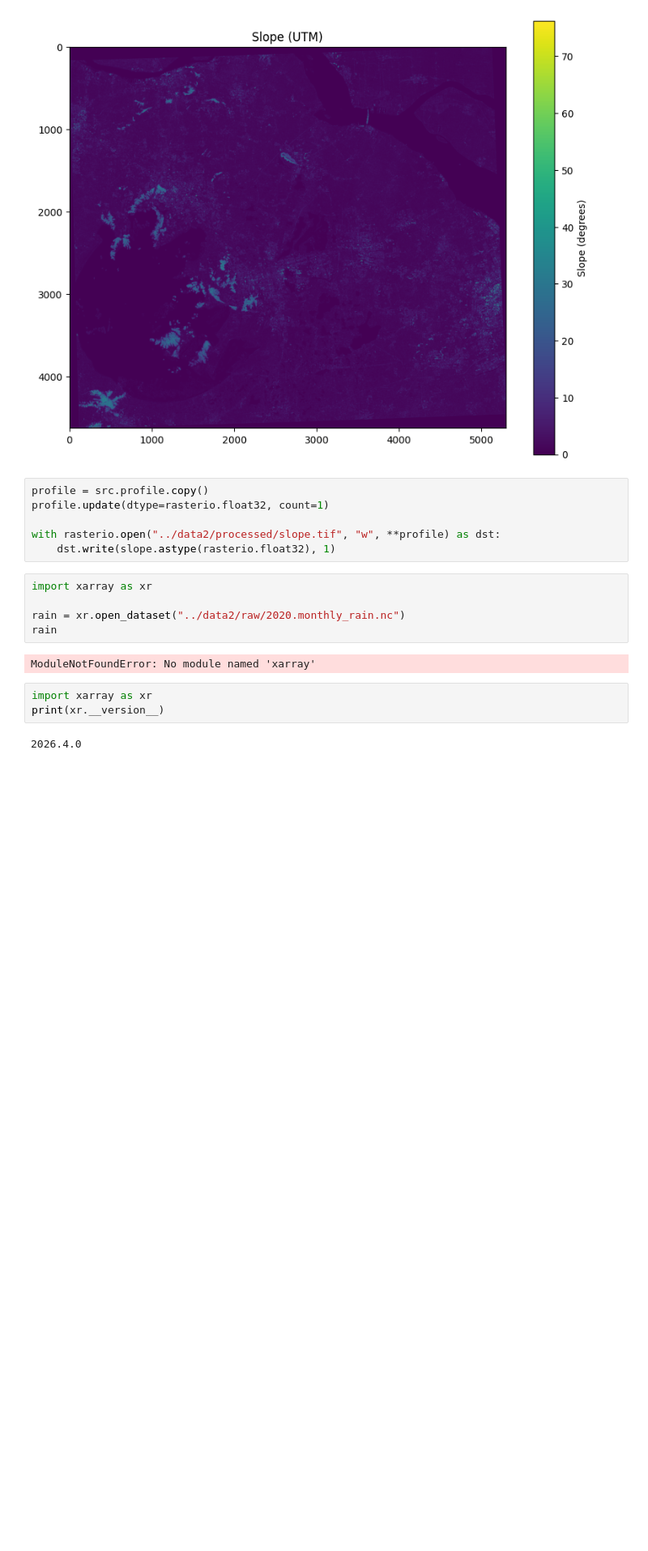
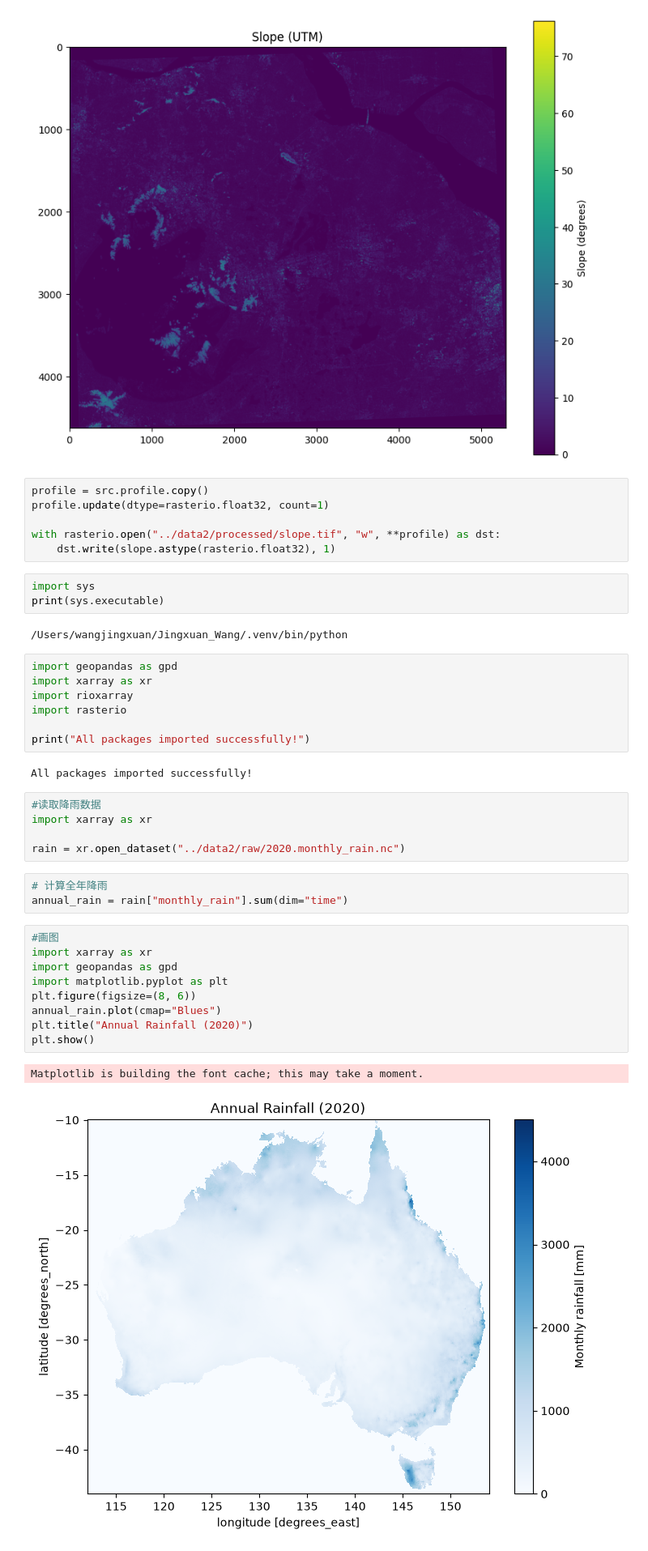
Before and after one commit to JWAN0646/Jingxuan-Wang, a Jupyter notebook: WA-Soil-Salinity-Prediction/notebooks/Soil_Salinity.ipynb, the cells around one changed output. Shown at 81% size. Cells and saved outputs as stored; diff of their text form; blank space fills up the shorter version.

```diff
--- a/WA-Soil-Salinity-Prediction/notebooks/Soil_Salinity.ipynb
+++ b/WA-Soil-Salinity-Prediction/notebooks/Soil_Salinity.ipynb
@@ -657,14 +657,36 @@ profile.update(dtype=rasterio.float32, count=1)
 with rasterio.open("../data2/processed/slope.tif", "w", **profile) as dst:
     dst.write(slope.astype(rasterio.float32), 1)
 # %%
-import xarray as xr
-
-rain = xr.open_dataset("../data2/raw/2020.monthly_rain.nc")
-rain
+import sys
+print(sys.executable)
 # %% [output]
-ModuleNotFoundError: No module named 'xarray'
+/Users/wangjingxuan/Jingxuan_Wang/.venv/bin/python
 # %%
+import geopandas as gpd
 import xarray as xr
-print(xr.__version__)
+import rioxarray
+import rasterio
+
+print("All packages imported successfully!")
 # %% [output]
-2026.4.0
+All packages imported successfully!
+# %%
+#读取降雨数据
+import xarray as xr
+
+rain = xr.open_dataset("../data2/raw/2020.monthly_rain.nc")
+# %%
+# 计算全年降雨
+annual_rain = rain["monthly_rain"].sum(dim="time")
+# %%
+#画图
+import xarray as xr
+import geopandas as gpd
+import matplotlib.pyplot as plt
+plt.figure(figsize=(8, 6))
+annual_rain.plot(cmap="Blues")
+plt.title("Annual Rainfall (2020)")
+plt.show()
+# %% [output]
+Matplotlib is building the font cache; this may take a moment.
+[figure, added]
```
Also changed, not shown: parts of 4 cells of this notebook.
